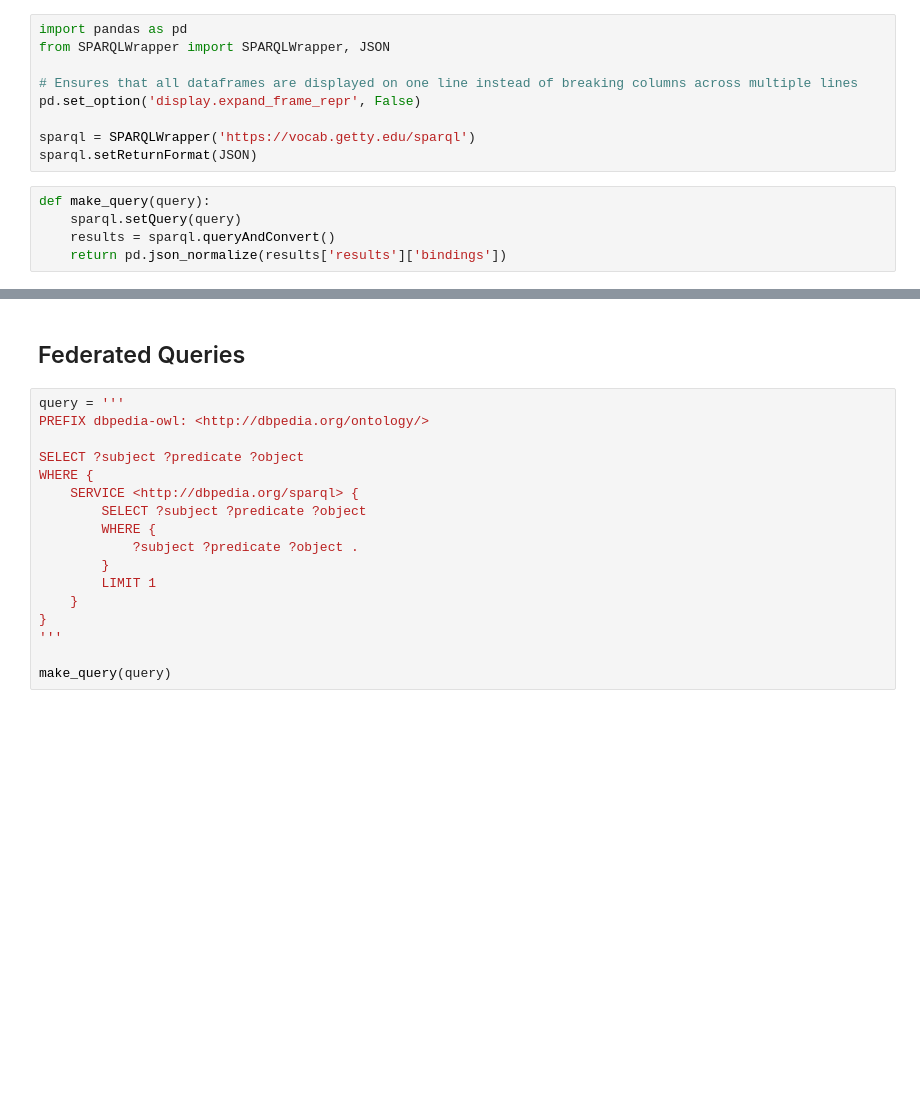
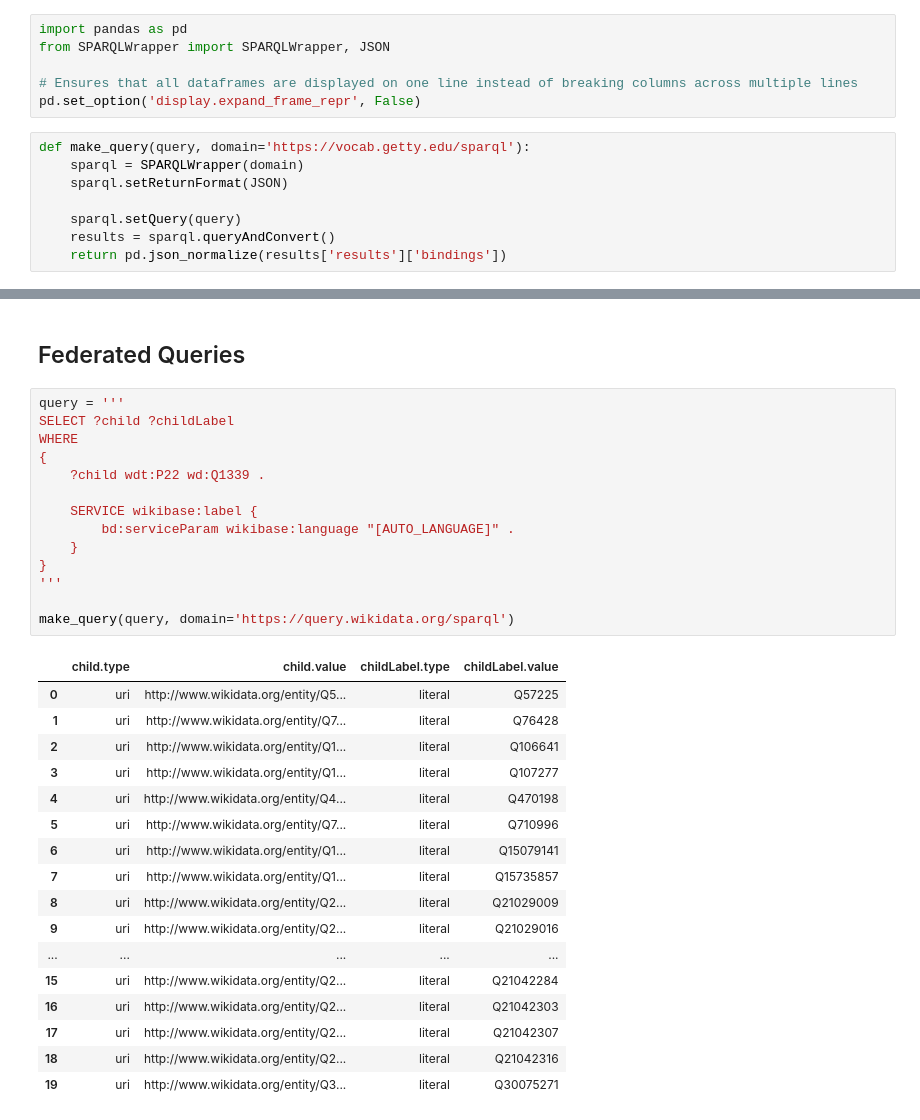
Before and after one commit to wrmthorne/SLAF-Linked-Data-Workbook, a Jupyter notebook: query_building.ipynb, the cells around one changed output, grey strips where cells are left out. Saved outputs shown, nothing was run; the diff lists cells and outputs as text; blank space fills up the shorter version.

Commit message:
Added federated query example from wikidata

```diff
--- a/query_building.ipynb
+++ b/query_building.ipynb
@@ -4,11 +4,11 @@ from SPARQLWrapper import SPARQLWrapper, JSON
 
 # Ensures that all dataframes are displayed on one line instead of breaking columns across multiple lines
 pd.set_option('display.expand_frame_repr', False)
-
-sparql = SPARQLWrapper('https://vocab.getty.edu/sparql')
-sparql.setReturnFormat(JSON)
 # %%
-def make_query(query):
+def make_query(query, domain='https://vocab.getty.edu/sparql'):
+    sparql = SPARQLWrapper(domain)
+    sparql.setReturnFormat(JSON)
+
     sparql.setQuery(query)
     results = sparql.queryAndConvert()
     return pd.json_normalize(results['results']['bindings'])
@@ -149,19 +220,34 @@ make_query(query)
 # %% [markdown]
 ## Federated Queries
-# %%
-query = '''
-PREFIX dbpedia-owl: <http://dbpedia.org/ontology/>
-
-SELECT ?subject ?predicate ?object
-WHERE {
-    SERVICE <http://dbpedia.org/sparql> {
-        SELECT ?subject ?predicate ?object
-        WHERE {
-            ?subject ?predicate ?object .
-        }
-        LIMIT 1
-    }
-}
-'''
-
-make_query(query)
+# %%
+query = '''
+SELECT ?child ?childLabel
+WHERE
+{
+    ?child wdt:P22 wd:Q1339 .
+
+    SERVICE wikibase:label {
+        bd:serviceParam wikibase:language "[AUTO_LANGUAGE]" .
+    }
+}
+'''
+
+make_query(query, domain='https://query.wikidata.org/sparql')
+# %% [output]
+|  | child.type | child.value | childLabel.type | childLabel.value |
+| 0 | uri | http://www.wikidata.org/entity/Q5... | literal | Q57225 |
+| 1 | uri | http://www.wikidata.org/entity/Q7... | literal | Q76428 |
+| 2 | uri | http://www.wikidata.org/entity/Q1... | literal | Q106641 |
+| 3 | uri | http://www.wikidata.org/entity/Q1... | literal | Q107277 |
+| 4 | uri | http://www.wikidata.org/entity/Q4... | literal | Q470198 |
+| 5 | uri | http://www.wikidata.org/entity/Q7... | literal | Q710996 |
+| 6 | uri | http://www.wikidata.org/entity/Q1... | literal | Q15079141 |
+| 7 | uri | http://www.wikidata.org/entity/Q1... | literal | Q15735857 |
+| 8 | uri | http://www.wikidata.org/entity/Q2... | literal | Q21029009 |
+| 9 | uri | http://www.wikidata.org/entity/Q2... | literal | Q21029016 |
+| ... | ... | ... | ... | ... |
+| 15 | uri | http://www.wikidata.org/entity/Q2... | literal | Q21042284 |
+| 16 | uri | http://www.wikidata.org/entity/Q2... | literal | Q21042303 |
+| 17 | uri | http://www.wikidata.org/entity/Q2... | literal | Q21042307 |
+| 18 | uri | http://www.wikidata.org/entity/Q2... | literal | Q21042316 |
+| 19 | uri | http://www.wikidata.org/entity/Q3... | literal | Q30075271 |
```
Also changed, not shown: parts of 8 cells of this notebook.
